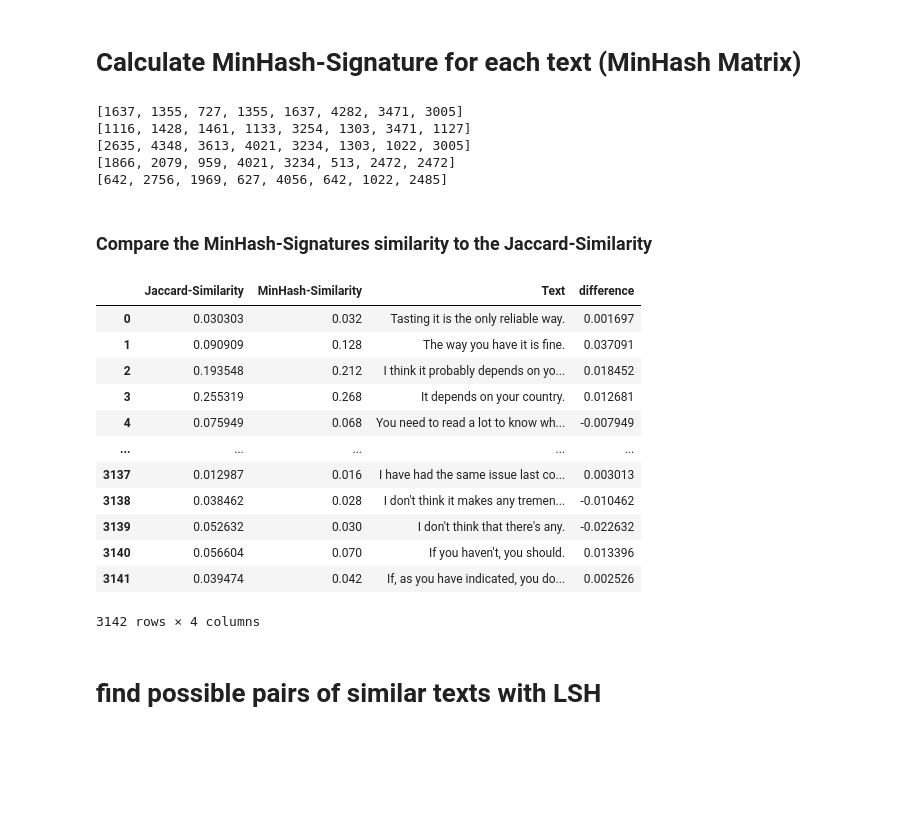
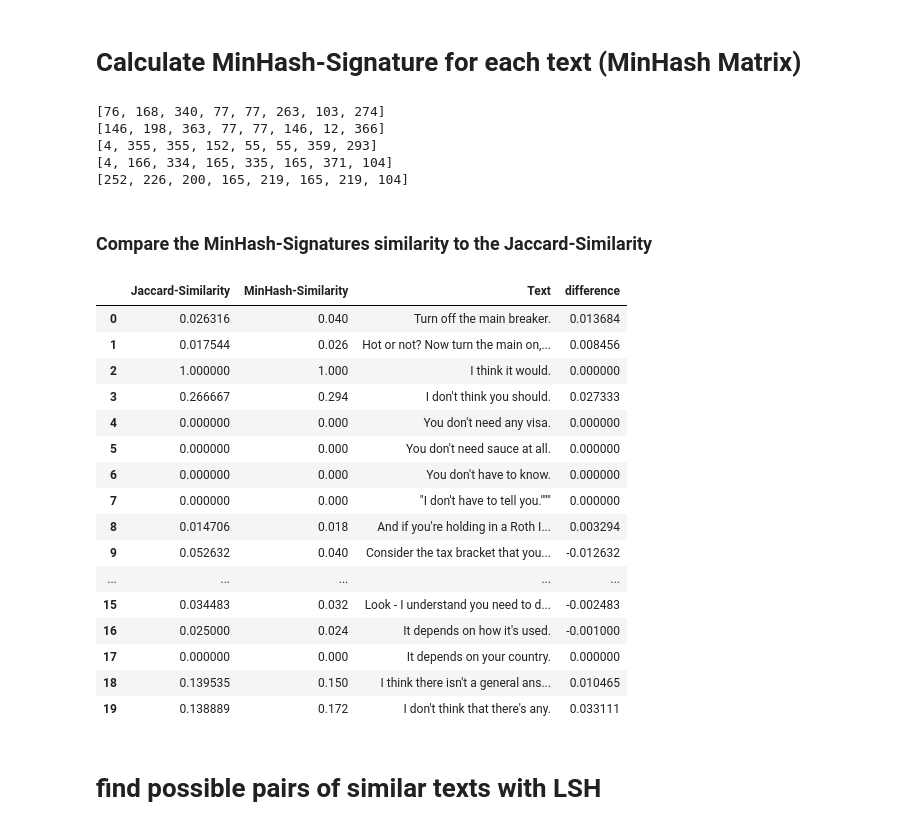
Before and after one commit to Phillus1999/data_science_2, a Jupyter notebook: projects/uebung_3/LSH_concepts.ipynb, the cells around one changed output. Saved outputs shown, nothing was run; the diff lists cells and outputs as text; code cells hidden in the pictures; blank space fills up the shorter version.

```diff
--- a/projects/uebung_3/LSH_concepts.ipynb
+++ b/projects/uebung_3/LSH_concepts.ipynb
@@ -38,7 +38,7 @@ import seaborn as sns
 # %%
 # create a list of all the texts
 texts = []
-with open('sts2016-english-with-gs-v1.0/STS2016.input.answer-answer.txt', 'r') as f:
+with open('subset.txt', 'r') as f:
     for line in f:
         elements = line.strip().split('\t')
         texts.append(elements[0].replace('\n', ''))
@@ -122,11 +122,11 @@ for bit_vector in bit_Matrix:
 for i in range(0, 5):
     print(signature_matrix[i][0:8])
 # %% [output]
-[1637, 1355, 727, 1355, 1637, 4282, 3471, 3005]
-[1116, 1428, 1461, 1133, 3254, 1303, 3471, 1127]
-[2635, 4348, 3613, 4021, 3234, 1303, 1022, 3005]
-[1866, 2079, 959, 4021, 3234, 513, 2472, 2472]
-[642, 2756, 1969, 627, 4056, 642, 1022, 2485]
+[76, 168, 340, 77, 77, 263, 103, 274]
+[146, 198, 363, 77, 77, 146, 12, 366]
+[4, 355, 355, 152, 55, 55, 359, 293]
+[4, 166, 334, 165, 335, 165, 371, 104]
+[252, 226, 200, 165, 219, 165, 219, 104]
 # %% [markdown]
 ### Compare the MinHash-Signatures similarity to the Jaccard-Similarity
 # %%
@@ -147,22 +147,26 @@ def find_similarities(index=0):
 
     return pd.DataFrame({'Jaccard-Similarity': bit_sims, 'MinHash-Similarity': sig_sims, 'Text': texts, 'difference': np.array(sig_sims) - np.array(bit_sims)})
 # %%
-similarities = find_similarities(166)
+similarities = find_similarities(index=2)
 similarities
 # %% [output]
 |  | Jaccard-Similarity | MinHash-Similarity | Text | difference |
-| 0 | 0.030303 | 0.032 | Tasting it is the only reliable way. | 0.001697 |
-| 1 | 0.090909 | 0.128 | The way you have it is fine. | 0.037091 |
-| 2 | 0.193548 | 0.212 | I think it probably depends on yo... | 0.018452 |
-| 3 | 0.255319 | 0.268 | It depends on your country. | 0.012681 |
-| 4 | 0.075949 | 0.068 | You need to read a lot to know wh... | -0.007949 |
+| 0 | 0.026316 | 0.040 | Turn off the main breaker. | 0.013684 |
+| 1 | 0.017544 | 0.026 | Hot or not? Now turn the main on,... | 0.008456 |
+| 2 | 1.000000 | 1.000 | I think it would. | 0.000000 |
+| 3 | 0.266667 | 0.294 | I don't think you should. | 0.027333 |
+| 4 | 0.000000 | 0.000 | You don't need any visa. | 0.000000 |
+| 5 | 0.000000 | 0.000 | You don't need sauce at all. | 0.000000 |
+| 6 | 0.000000 | 0.000 | You don't have to know. | 0.000000 |
+| 7 | 0.000000 | 0.000 | "I don't have to tell you.""" | 0.000000 |
+| 8 | 0.014706 | 0.018 | And if you're holding in a Roth I... | 0.003294 |
+| 9 | 0.052632 | 0.040 | Consider the tax bracket that you... | -0.012632 |
 | ... | ... | ... | ... | ... |
-| 3137 | 0.012987 | 0.016 | I have had the same issue last co... | 0.003013 |
-| 3138 | 0.038462 | 0.028 | I don't think it makes any tremen... | -0.010462 |
-| 3139 | 0.052632 | 0.030 | I don't think that there's any. | -0.022632 |
-| 3140 | 0.056604 | 0.070 | If you haven't, you should. | 0.013396 |
-| 3141 | 0.039474 | 0.042 | If, as you have indicated, you do... | 0.002526 |
+| 15 | 0.034483 | 0.032 | Look - I understand you need to d... | -0.002483 |
+| 16 | 0.025000 | 0.024 | It depends on how it's used. | -0.001000 |
+| 17 | 0.000000 | 0.000 | It depends on your country. | 0.000000 |
+| 18 | 0.139535 | 0.150 | I think there isn't a general ans... | 0.010465 |
+| 19 | 0.138889 | 0.172 | I don't think that there's any. | 0.033111 |
-3142 rows × 4 columns
 # %% [markdown]
 # find possible pairs of similar texts with LSH
 # %% [markdown]
```
Also changed, not shown: parts of 7 cells of this notebook, 1 other file.
